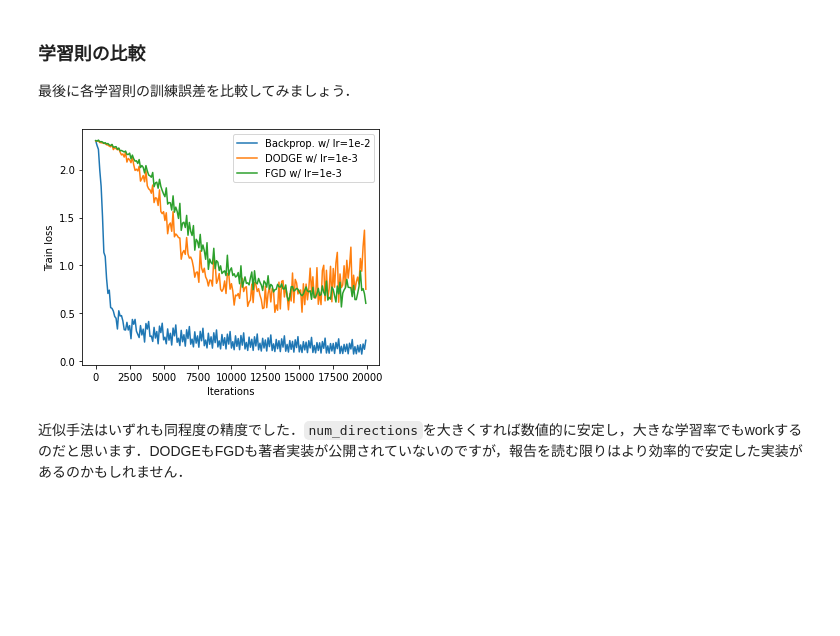
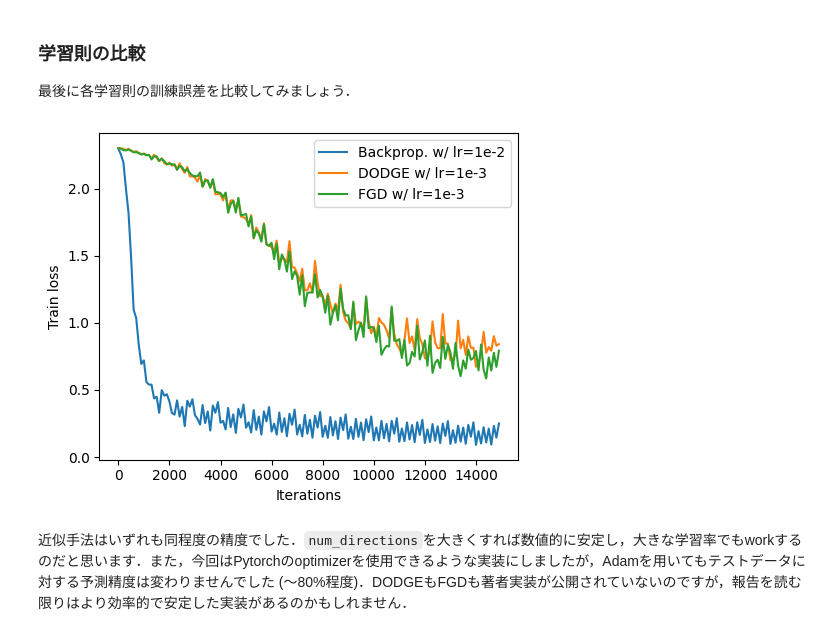
Before and after one commit to oumpy/hp_management, a Jupyter notebook: content/articles/2021sy/blog/directional_gradient_optimization.ipynb, the cells around one changed output. Cells and saved outputs as stored; diff of their text form; code cells hidden in the pictures; blank space fills up the shorter version.

```diff
--- a/content/articles/2021sy/blog/directional_gradient_optimization.ipynb
+++ b/content/articles/2021sy/blog/directional_gradient_optimization.ipynb
@@ -216,12 +215,12 @@ def test(dataloader, model, loss_fn):
     return test_loss
 # %%
 model_bp = NeuralNetwork().to(device)
-optimizer = torch.optim.SGD(model_bp.parameters(), lr=1e-2)
+optimizer_bp = torch.optim.SGD(model_bp.parameters(), lr=1e-2)
 train_loss_bp, test_loss_bp = [], []
-epochs = 20
+epochs = 15
 for t in range(epochs):
     print(f"Epoch {t+1}\n-------------------------------")
-    train_loss = train(train_dataloader, model_bp, loss_fn, optimizer)
+    train_loss = train(train_dataloader, model_bp, loss_fn, optimizer_bp)
     test_loss = test(test_dataloader, model_bp, loss_fn)
     train_loss_bp.append(train_loss)
     test_loss_bp.append(test_loss)
@@ -255,39 +263,43 @@ Test Error:
 # %%
-def train_nograd(dataloader, model, model_v, loss_fn, lr=1e-3, mode="fgd", num_directions=1, eps=1e-3, clip_value=1):
+def train_nograd(dataloader, model, model_v, loss_fn, optimizer, mode="fgd", num_directions=1, eps=1e-3, clip_value=1):
     size = len(dataloader.dataset)
     loss_list = []
     model.train()
     for batch, (X, y) in enumerate(dataloader):
         with torch.no_grad():
             X, y = X.to(device), y.to(device)
-            pred = model(X)
-            loss = loss_fn(pred, y)
-            params_update, grad_estimate = {}, {}
+            pred = model(X) # prediction
+            loss = loss_fn(pred, y) # loss
+            grad_estimate = {} # Dict for estimated gradient
             for i in range(num_directions):
-                v, params_v = {}, {}
-                for key in model.state_dict():
+                v = {} # Dict for perturbation
+                for param_v, key in zip(model_v.parameters(), model.state_dict()):
                     if mode == "fgd":
                         v[key] = torch.randn(model.state_dict()[key].shape).to(device)
                     else: # dodge
                         v[key] = 2*(torch.rand(model.state_dict()[key].shape).to(device) > 0.5) - 1
-                    params_v[key] = model.state_dict()[key] + eps*v[key]
-                model_v.load_state_dict(params_v)
+                    param_v.data = model.state_dict()[key] + eps*v[key] # substitution with perturbated param.
 
-                pred_v = model_v(X)
+                pred_v = model_v(X) # perturbated prediction
                 loss_v = loss_fn(pred_v, y) # perturbated loss
                 jvp = (loss_v - loss) / eps  # directional derivative of loss at point params in direction v
 
-                # estimate gradient
+                # gradient estimation
                 for key in model.state_dict():
                     if key in grad_estimate:
                         grad_estimate[key] += jvp * v[key]
                     else:
                         grad_estimate[key] = jvp * v[key]
 
-            # update
+            # averaging & gradient clipping for estimated gradient
             for key in model.state_dict():
-                params_update[key] = model.state_dict()[key] - lr*torch.clamp(grad_estimate[key]/num_directions, -clip_value, clip_value) # gradient clipping
-            model.load_state_dict(params_update)
+                grad_estimate[key] = torch.clamp(grad_estimate[key]/num_directions, -clip_value, clip_value)
+
+            optimizer.zero_grad()
+            # replacement of loss.backward()
+            for param, key in zip(model.parameters(), model.state_dict()):
+                param.grad = grad_estimate[key]
+            optimizer.step()
 
         if batch % 100 == 0:
             loss, current = loss.item(), batch * len(X)
@@ -302,11 +314,13 @@ for param in model_dodge.parameters():
     param.requires_grad = False
 for param in model_dodgev.parameters():
     param.requires_grad = False
+#optimizer = torch.optim.Adam(model_dodge.parameters(), lr=1e-3)
+optimizer_dodge = torch.optim.SGD(model_dodge.parameters(), lr=1e-3)
 
 train_loss_dodge, test_loss_dodge = [], []
 for t in range(epochs):
     print(f"Epoch {t+1}\n-------------------------------")
-    train_loss = train_nograd(train_dataloader, model_dodge, model_dodgev, loss_fn, 1e-3, mode="dodge")
+    train_loss = train_nograd(train_dataloader, model_dodge, model_dodgev, loss_fn, optimizer_dodge)
     test_loss = test(test_dataloader, model_dodge, loss_fn)
     train_loss_dodge.append(train_loss)
     test_loss_dodge.append(test_loss)
@@ -338,11 +352,12 @@ for param in model_fgd.parameters():
     param.requires_grad = False
 for param in model_fgdv.parameters():
     param.requires_grad = False
+optimizer_fgd = torch.optim.SGD(model_fgd.parameters(), lr=1e-3)
 
 train_loss_fgd, test_loss_fgd = [], []
 for t in range(epochs):
     print(f"Epoch {t+1}\n-------------------------------")
-    train_loss = train_nograd(train_dataloader, model_fgd, model_fgdv, loss_fn, 1e-3, mode="fgd")
+    train_loss = train_nograd(train_dataloader, model_fgd, model_fgdv, loss_fn, optimizer_fgd, mode="fgd")
     test_loss = test(test_dataloader, model_fgd, loss_fn)
     train_loss_fgd.append(train_loss)
     test_loss_fgd.append(test_loss)
@@ -371,15 +386,15 @@ Test Error:
 最後に各学習則の訓練誤差を比較してみましょう．
 # %%
 iterations = np.arange(len(train_loss_bp)) * 100
-plt.figure(figsize=(5, 4))
+plt.figure(figsize=(5, 4), dpi=100)
 plt.plot(iterations, train_loss_bp, label="Backprop. w/ lr=1e-2")
 plt.plot(iterations, train_loss_dodge, label="DODGE w/ lr=1e-3")
 plt.plot(iterations, train_loss_fgd, label="FGD w/ lr=1e-3")
 plt.xlabel("Iterations")
 plt.ylabel("Train loss")
 plt.legend()
 plt.tight_layout()
 # %% [output]
-[figure, old version]
+[figure, new version]
 # %% [markdown]
-近似手法はいずれも同程度の精度でした．`num_directions`を大きくすれば数値的に安定し，大きな学習率でもworkするのだと思います．DODGEもFGDも著者実装が公開されていないのですが，報告を読む限りはより効率的で安定した実装があるのかもしれません．
+近似手法はいずれも同程度の精度でした．`num_directions`を大きくすれば数値的に安定し，大きな学習率でもworkするのだと思います．また，今回はPytorchのoptimizerを使用できるような実装にしましたが，Adamを用いてもテストデータに対する予測精度は変わりませんでした (～80%程度)．DODGEもFGDも著者実装が公開されていないのですが，報告を読む限りはより効率的で安定した実装があるのかもしれません．
```
Also changed, not shown: parts of 14 cells of this notebook.
